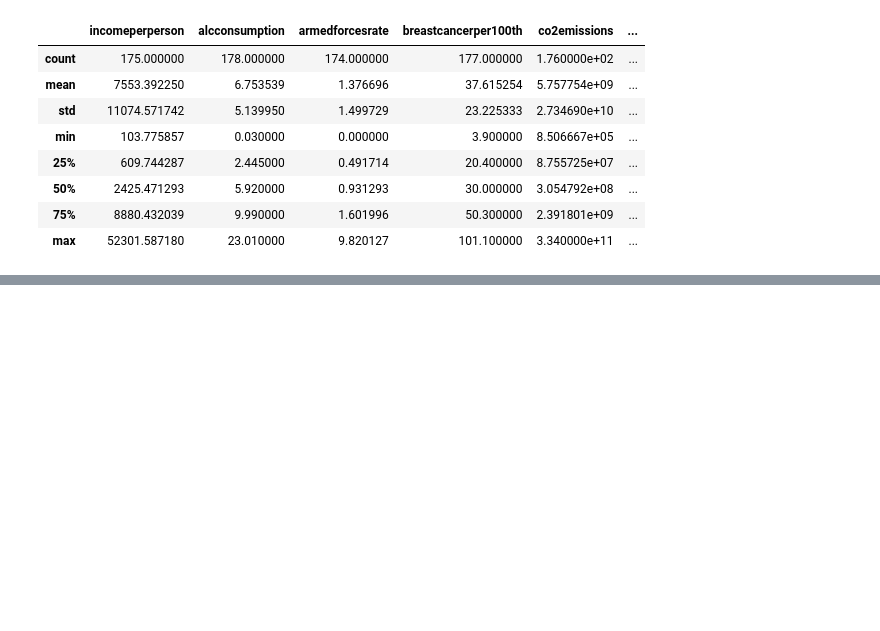
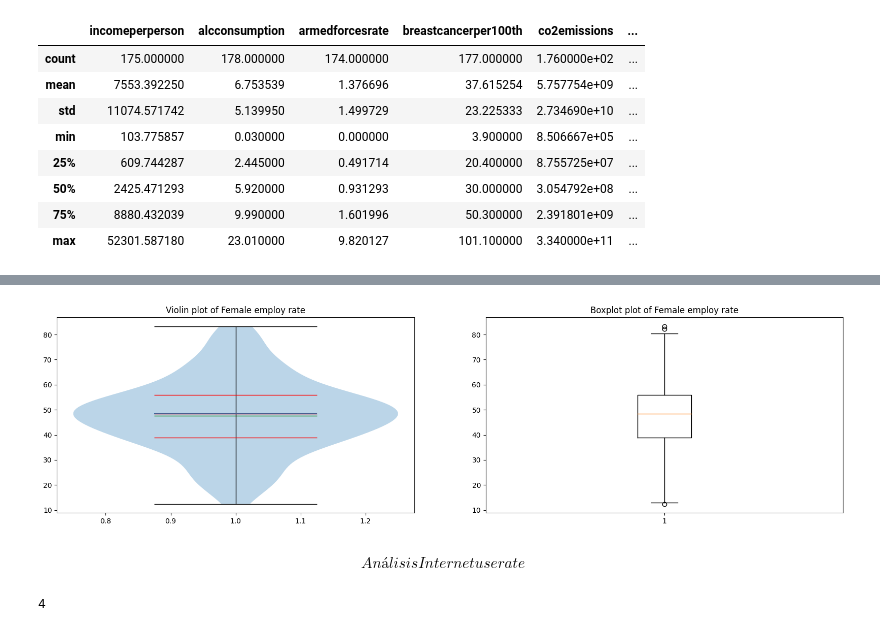
Before and after one commit to AngieRinBri/TallerPIBBancoMundial, a Jupyter notebook: Taller2.ipynb, the cells around one changed output, grey strips where cells are left out. Cells and saved outputs as stored; diff of their text form; code cells hidden in the pictures; blank space fills up the shorter version.

```diff
--- a/Taller2.ipynb
+++ b/Taller2.ipynb
@@ -73,0 +147,29 @@ data_df.describe()
+# %%
+# Plotting a boxplot and violin plot for Female employ rate
+sample=data_df[data_df["femaleemployrate"].isnull()==False]
+fig,axs=plt.subplots(nrows=1, ncols=2, figsize=(20, 5))
+violin=axs[0].violinplot(sample["femaleemployrate"], showmeans = True, showmedians = True, quantiles = [0.25, 0.5, 0.75])
+axs[0].set_title("Violin plot of Female employ rate")
+for partname in ('cbars', 'cmins', 'cmaxes'):
+    vp = violin[partname]
+    vp.set_edgecolor("black")
+    vp.set_linewidth(1)
+vp=violin["cquantiles"]
+vp.set_edgecolor("red")
+vp.set_linewidth(1)
+vp=violin["cmeans"]
+vp.set_edgecolor("green")
+vp.set_linewidth(1)
+axs[1].boxplot(sample["femaleemployrate"])
+axs[1].set_title("Boxplot plot of Female employ rate")
+plt.show()
+# %% [output]
+[figure, added]
+# %% [markdown]
+$$
+Análisis Internet use rate
+$$
+# %%
+data_df["internetuserate"].isnull().sum()
+# %% [output]
+4
```
Also changed, not shown: parts of 48 cells of this notebook, 2 other files.
